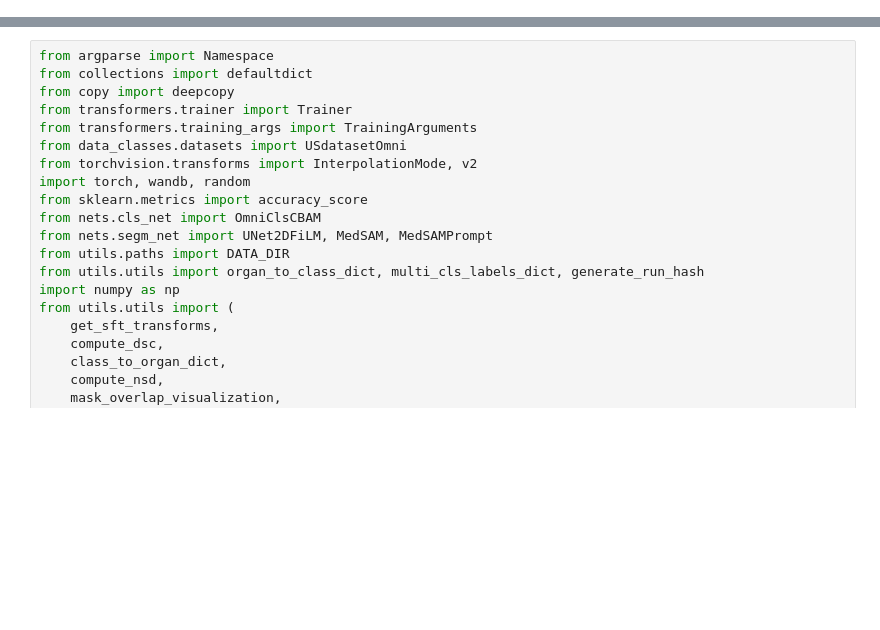
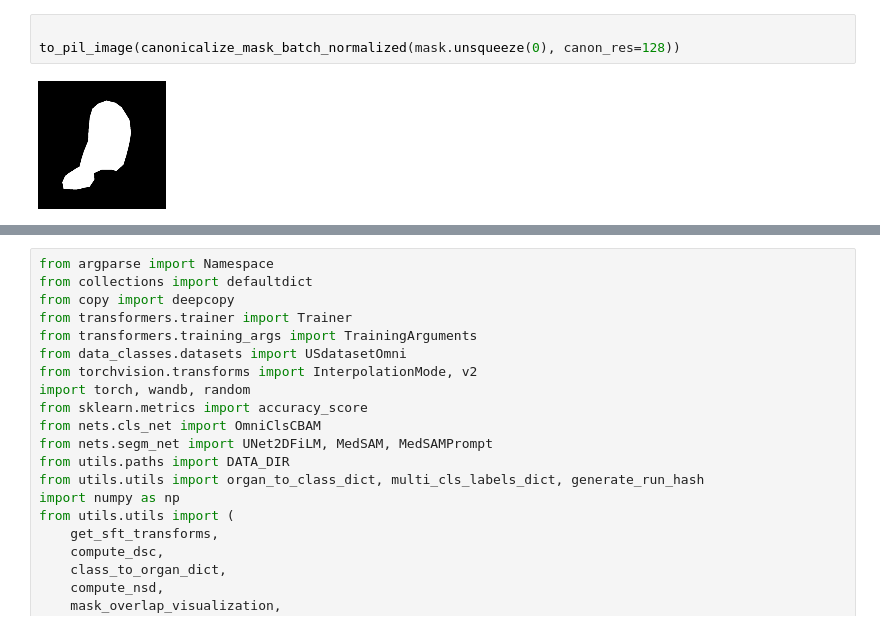
Before and after one commit to AImageLab-zip/US_Cond-UNet, a Jupyter notebook: debug.ipynb, the cells around one changed output, grey strips where cells are left out. Cells and saved outputs as stored; diff of their text form; blank space fills up the shorter version.

```diff
--- a/debug.ipynb
+++ b/debug.ipynb
@@ -59,0 +61,5 @@ len(dataset)
+# %%
+
+to_pil_image(canonicalize_mask_batch_normalized(mask.unsqueeze(0), canon_res=128))
+# %% [output]
+[figure, added]
```
Also changed, not shown: parts of 14 cells of this notebook, 4 other files.
